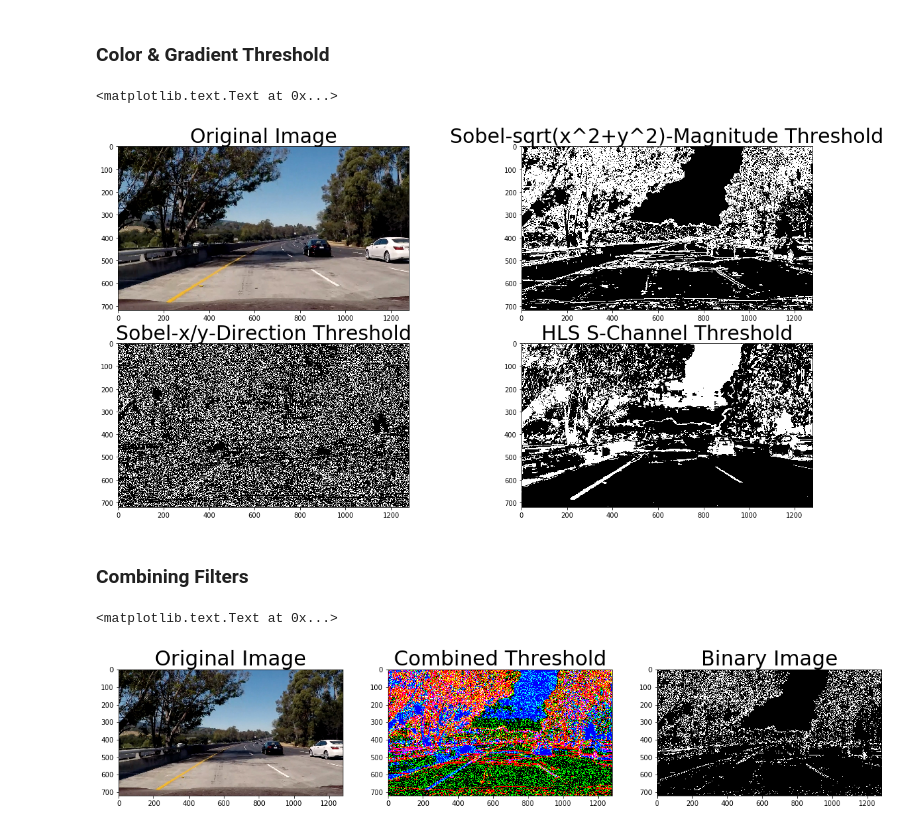
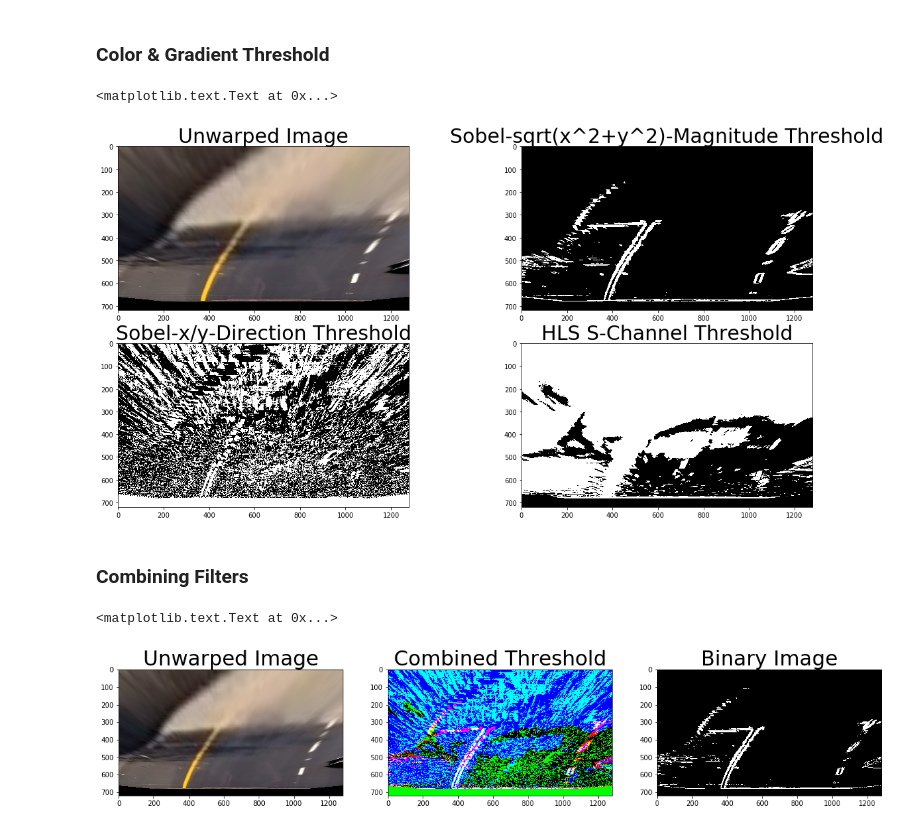
Before and after one commit to benjaminsoellner/CarND-Advanced-Lane-Lines, a Jupyter notebook: CarND 04 Advanced Lane Line Detection.ipynb, the cells around one changed output. Drawn from its saved outputs; the diff is of its cells as text; code cells hidden in the pictures.

```diff
--- a/CarND 04 Advanced Lane Line Detection.ipynb
+++ b/CarND 04 Advanced Lane Line Detection.ipynb
@@ -115,7 +124,7 @@ CAL_PICKLE = pickle.load(open( CAL_PICKLE_FILE, "rb" ))
 
 def undistort(image):
     global CAL_PICKLE
-    return cv2.undistort(image, cal_pickle["matrix"], cal_pickle["dist"], None, cal_pickle["matrix"])
+    return cv2.undistort(image, CAL_PICKLE["matrix"], CAL_PICKLE["dist"], None, CAL_PICKLE["matrix"])
 
 # Test and visualize undistortion
 cal_test_image = cv2.imread(CAL_TEST_IMAGE)
@@ -137,9 +185,10 @@ plot2.set_title('Undistorted Image', fontsize=30)
 ### Color & Gradient Threshold
 # %%
 # applies Sobel x and y, then computes the magnitude of the gradient and applies a threshold
-def mag_threshold(image, sobel_kernel=3, mag_thresh=(0, 255)):
+def mag_threshold(image, sobel_kernel=5, mag_thresh=(0, 255)):
+    unwarped = unwarp(image)[0]
     # Convert to grayscale
-    gray = cv2.cvtColor(image, cv2.COLOR_RGB2GRAY)
+    gray = cv2.cvtColor(unwarped, cv2.COLOR_RGB2GRAY)
     # Take the gradient in x and y separately
     sobel_x = cv2.Sobel(gray, cv2.CV_64F, 1, 0, ksize=sobel_kernel)
     sobel_y = cv2.Sobel(gray, cv2.CV_64F, 0, 1, ksize=sobel_kernel)
@@ -155,9 +204,10 @@ def mag_threshold(image, sobel_kernel=3, mag_thresh=(0, 255)):
     return mask
 
 # applies Sobel x and y, then computes the direction of the gradient and applies a threshold.
-def dir_threshold(image, sobel_kernel=3, thresh=(0, np.pi/2)):
+def dir_threshold(image, sobel_kernel=5, thresh=(0, np.pi/2)):
+    unwarped = unwarp(image)[0]
     # Convert to grayscale
-    gray = cv2.cvtColor(image, cv2.COLOR_RGB2GRAY)
+    gray = cv2.cvtColor(unwarped, cv2.COLOR_RGB2GRAY)
     # Take the gradient in x and y separately
     sobel_x = cv2.Sobel(gray, cv2.CV_64F, 1, 0, ksize=sobel_kernel)
     sobel_y = cv2.Sobel(gray, cv2.CV_64F, 0, 1, ksize=sobel_kernel)
@@ -166,26 +216,27 @@ def dir_threshold(image, sobel_kernel=3, thresh=(0, np.pi/2)):
     direction = np.arctan2(np.absolute(sobel_y), np.absolute(sobel_x))
     # Create a binary mask where direction thresholds are met
     mask =  np.zeros_like(direction)
-    mask[(direction >= thresh[0]) & (direction <= thresh[1])] = 1
+    mask[(direction < thresh[0]) | (direction > thresh[1])] = 1
     # Return this mask as your binary_output image
     return mask
 
 # thresholds the S-channel of HLS; use exclusive lower bound (>) and inclusive upper (<=)
 def s_threshold(img, thresh=(0, 255)):
+    unwarped = unwarp(img)[0]
     # Convert to HLS color space
-    hls = cv2.cvtColor(img, cv2.COLOR_RGB2HLS)
+    hls = cv2.cvtColor(unwarped, cv2.COLOR_RGB2HLS)
     # Apply a threshold to the S channel
     s = hls[:,:,2]
     mask = np.zeros_like(s)
-    mask[(s <= thresh[0]) | (s > thresh[1])] = 1
+    mask[(s >= thresh[0]) & (s <= thresh[1])] = 1
     # Return a binary image of threshold result
     return mask
 
 # Test and Visualize Different thresholds
-thresh_test_image = cv2.cvtColor(cv2.imread(THRESH_TEST_IMAGE), cv2.COLOR_BGR2RGB)
+thresh_test_image = cv2.imread(THRESH_TEST_IMAGE)
 figure, plots = plt.subplots(2, 2, figsize=(20,10))
-plots[0,0].imshow(thresh_test_image)
-plots[0,0].set_title('Original Image', fontsize=30)
+plots[0,0].imshow(unwarp(thresh_test_image)[0])
+plots[0,0].set_title('Unwarped Image', fontsize=30)
 plots[0,1].imshow(mag_threshold(thresh_test_image, mag_thresh=THRESH_MAG), cmap='gray')
 plots[0,1].set_title('Sobel-sqrt(x^2+y^2)-Magnitude Threshold', fontsize=30)
 plots[1,0].imshow(dir_threshold(thresh_test_image, thresh=THRESH_DIR), cmap='gray')
@@ -194,39 +245,39 @@ plots[1,1].imshow(s_threshold(thresh_test_image, thresh=THRESH_S), cmap='gray')
 plots[1,1].set_title('HLS S-Channel Threshold', fontsize=30)
 # %% [output]
 <matplotlib.text.Text at 0x...>
-[figure, old version]
+[figure, new version]
 # %% [markdown]
 ### Combining Filters
 # %%
 def combined_threshold(image):
     global THRESH_MAG
     global THRESH_DIR
     global THRESH_S
-    image = cv2.cvtColor(image, cv2.COLOR_BGR2RGB)
     m = mag_threshold(image, mag_thresh=THRESH_MAG)
     d = dir_threshold(image, thresh=THRESH_DIR)
     s = s_threshold(image, thresh=THRESH_S)
     color_binary = np.dstack((m, d, s))
     return color_binary
 
 def find_lane_line_pixels(image):
     combined = combined_threshold(image)
     m = combined[:,:,0].astype(int)
     d = combined[:,:,1].astype(int)
     s = combined[:,:,2].astype(int)
     # Require that at least two filters score
-    binary = m & (s | d)
+    binary = (m&s)|(m&d)#|(s&d)
+    #binary = m & (s | d)
     return binary.astype(float)
 
 # Test and Visualize Combined thresholds
-thresh_test_image = cv2.cvtColor(cv2.imread(THRESH_TEST_IMAGE), cv2.COLOR_BGR2RGB)
+thresh_test_image = cv2.imread(THRESH_TEST_IMAGE)
 figure, plots = plt.subplots(1, 3, figsize=(20,10))
-plots[0].imshow(thresh_test_image)
-plots[0].set_title('Original Image', fontsize=30)
+plots[0].imshow(unwarp(thresh_test_image)[0])
+plots[0].set_title('Unwarped Image', fontsize=30)
 plots[1].imshow(combined_threshold(thresh_test_image))
 plots[1].set_title('Combined Threshold', fontsize=30)
 plots[2].imshow(find_lane_line_pixels(thresh_test_image), cmap='gray')
 plots[2].set_title('Binary Image', fontsize=30)
 # %% [output]
 <matplotlib.text.Text at 0x...>
-[figure, old version]
+[figure, new version]
```
Also changed, not shown: parts of 18 cells of this notebook, 20 other files.
